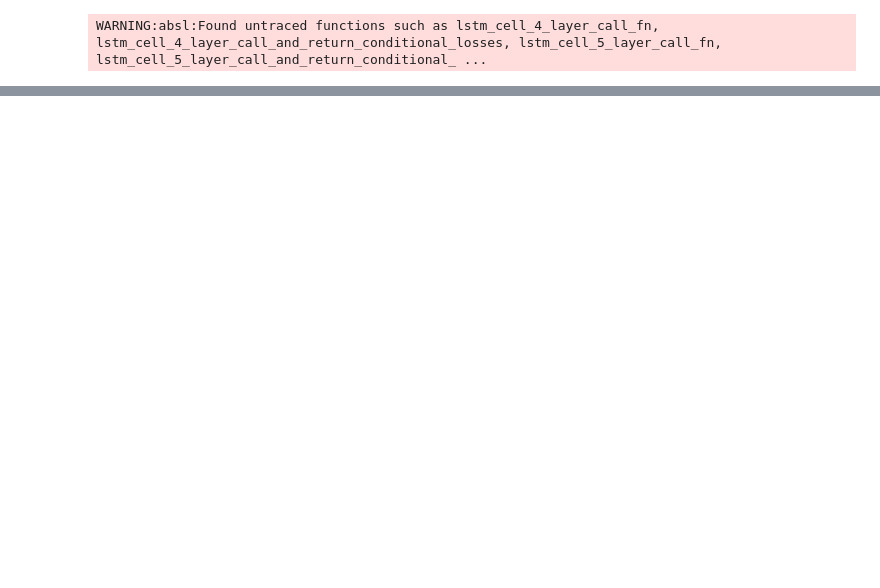
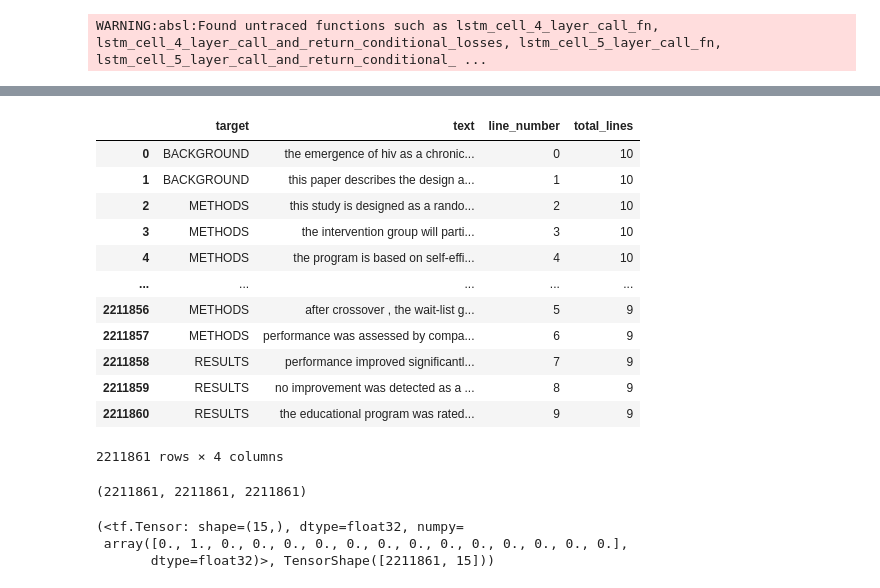
Before and after one commit to jrassoul/TensorFlow_Developer_Certificate_ZTM, a Jupyter notebook: 09_SkimLit_nlp_milestone_project/09_SkimLit_nlp_milestone_project_2.ipynb, the cells around one changed output, grey strips where cells are left out. Cells and saved outputs as stored; diff of their text form; code cells hidden in the pictures; blank space fills up the shorter version.

```diff
--- a/09_SkimLit_nlp_milestone_project/09_SkimLit_nlp_milestone_project_2.ipynb
+++ b/09_SkimLit_nlp_milestone_project/09_SkimLit_nlp_milestone_project_2.ipynb
@@ -1435,0 +1578,3 @@ loaded_model_5.evaluate(val_char_token_pos_dataset)
+# %%
+# dir of our experiments using the 200k dataset with numbers replaced by "#" sign
+data_dir = "pubmed-rct/PubMed_200k_RCT_numbers_replaced_with_at_sign/"
@@ -1435,0 +1605,7 @@ loaded_model_5.evaluate(val_char_token_pos_dataset)
+# %%
+# Get data from file and preprocess it
+%time
+train_samples = preprocess_text_with_line_numbers(data_dir+"train.txt")
+val_samples = preprocess_text_with_line_numbers(data_dir+"dev.txt") # dev is another name for validation dataset
+test_samples = preprocess_text_with_line_numbers(data_dir+"test.txt")
+print(len(train_samples), len(val_samples), len(test_samples))
@@ -1435,0 +1616,41 @@ loaded_model_5.evaluate(val_char_token_pos_dataset)
+# %%
+# check the first abstract_line
+import pandas as pd
+train_df = pd.DataFrame(train_samples)
+val_df = pd.DataFrame(train_samples)
+test_df = pd.DataFrame(train_samples)
+#train_df["target"] = numeric_labels
+train_df
+# %% [output]
+|  | target | text | line_number | total_lines |
+| 0 | BACKGROUND | the emergence of hiv as a chronic... | 0 | 10 |
+| 1 | BACKGROUND | this paper describes the design a... | 1 | 10 |
+| 2 | METHODS | this study is designed as a rando... | 2 | 10 |
+| 3 | METHODS | the intervention group will parti... | 3 | 10 |
+| 4 | METHODS | the program is based on self-effi... | 4 | 10 |
+| ... | ... | ... | ... | ... |
+| 2211856 | METHODS | after crossover , the wait-list g... | 5 | 9 |
+| 2211857 | METHODS | performance was assessed by compa... | 6 | 9 |
+| 2211858 | RESULTS | performance improved significantl... | 7 | 9 |
+| 2211859 | RESULTS | no improvement was detected as a ... | 8 | 9 |
+| 2211860 | RESULTS | the educational program was rated... | 9 | 9 |
+2211861 rows × 4 columns
+# %%
+# Convert abstract text lines into lists
+train_sentences = train_df["text"].tolist()
+val_sentences = val_df["text"].tolist()
+test_sentences = test_df["text"].tolist()
+len(train_sentences), len(val_sentences), len(test_sentences)
+# %% [output]
+(2211861, 2211861, 2211861)
+# %%
+# Use TensorFlow to create one-hot-encoded tensors of our "line_number" column
+train_line_numbers_one_hot = tf.one_hot(train_df["line_number"].to_numpy(), depth=15)
+val_line_numbers_one_hot = tf.one_hot(val_df["line_number"].to_numpy(), depth=15)
+test_line_numbers_one_hot = tf.one_hot(test_df["line_number"].to_numpy(), depth=15)
+
+train_line_numbers_one_hot[1], train_line_numbers_one_hot.shape
+# %% [output]
+(<tf.Tensor: shape=(15,), dtype=float32, numpy=
+ array([0., 1., 0., 0., 0., 0., 0., 0., 0., 0., 0., 0., 0., 0., 0.],
+       dtype=float32)>, TensorShape([2211861, 15]))
```
Also changed, not shown: parts of 38 cells of this notebook.
